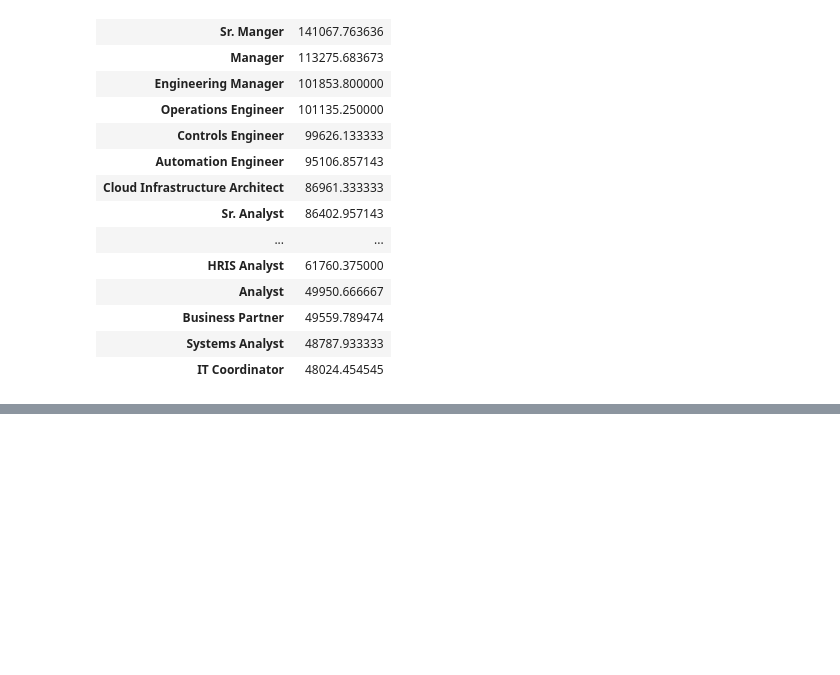
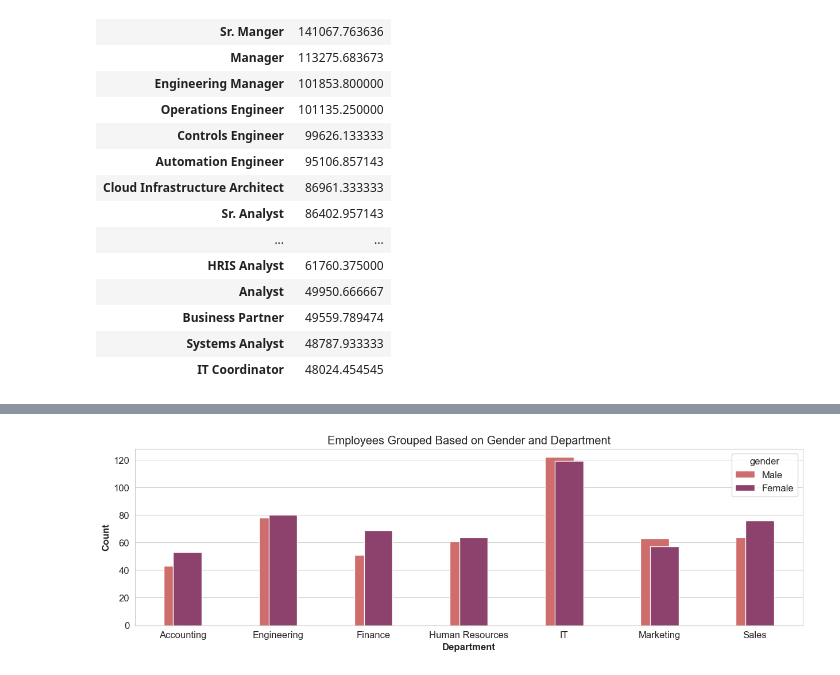
Before and after one commit to Karthikeyan-S-04/EDA_Using_Python_And_SQL, a Jupyter notebook: Employee-Data-Analysis/EDA.ipynb, the cells around one changed output, grey strips where cells are left out. Saved outputs shown, nothing was run; the diff lists cells and outputs as text; code cells hidden in the pictures; blank space fills up the shorter version.

```diff
--- a/Employee-Data-Analysis/EDA.ipynb
+++ b/Employee-Data-Analysis/EDA.ipynb
@@ -120,3 +122,3 @@ df.describe()
 # %%
-# engine = create_engine('postgresql://postgres:kaen@localhost:5432/postgres')
+engine = create_engine(f'postgresql://{cred.username}:{cred.password}@{cred.host}:{cred.port}/{cred.database}')
 # %%
@@ -216,0 +264,11 @@ plt.show()
+# %%
+plt.figure(figsize=(15, 4))
+matplotlib.rcParams.update({'font.size': 12})
+sns.barplot(data = no_of_emp_based_on_dept, x='department', y='count', hue='gender', palette='flare', gap=4, width=0.2)
+plt.title('Employees Grouped Based on Gender and Department')
+plt.xlabel('Department', fontdict={'fontsize':12, 'fontweight':'bold'})
+plt.ylabel('Count', fontdict={'fontsize':12, 'fontweight':'bold'})
+# plt.xticks(rotation=5)
+plt.show()
+# %% [output]
+[figure, added]
```
Also changed, not shown: parts of 8 cells of this notebook, 1 other file.
